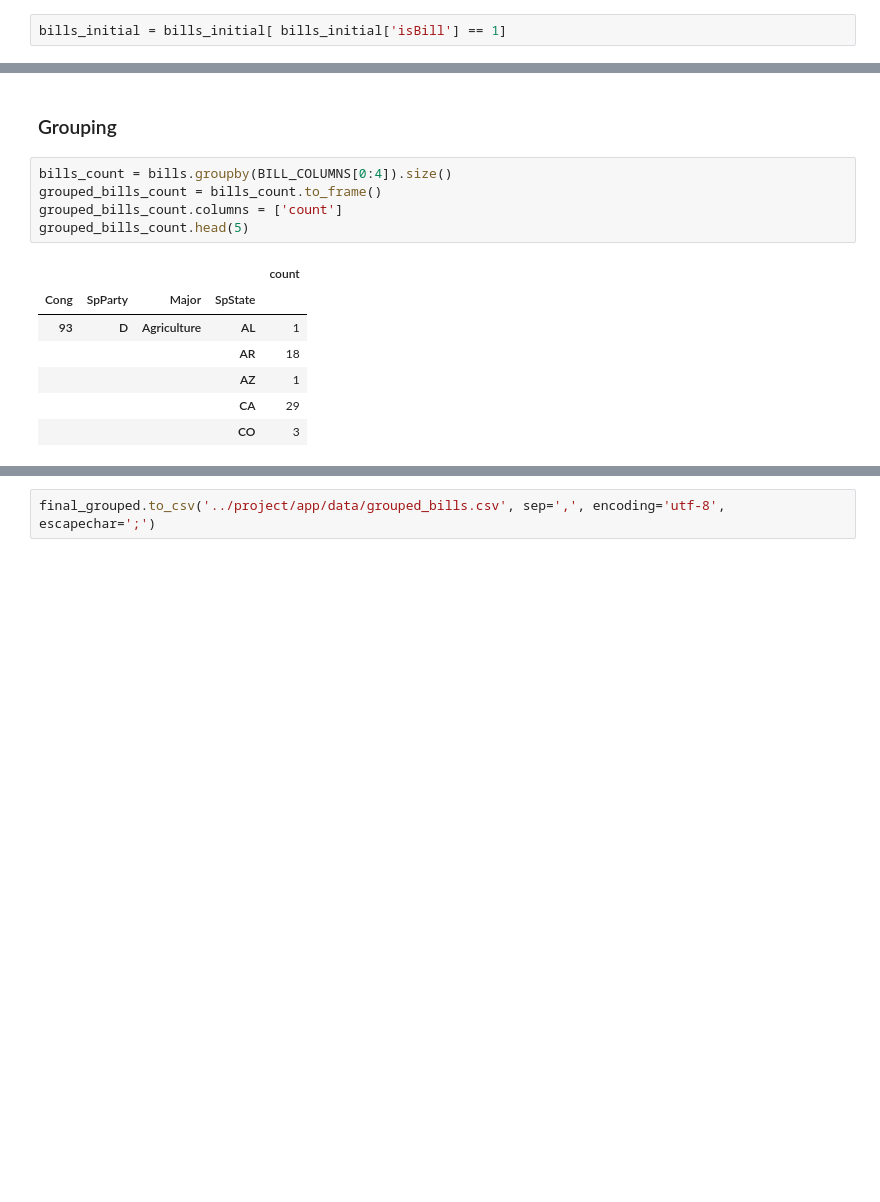
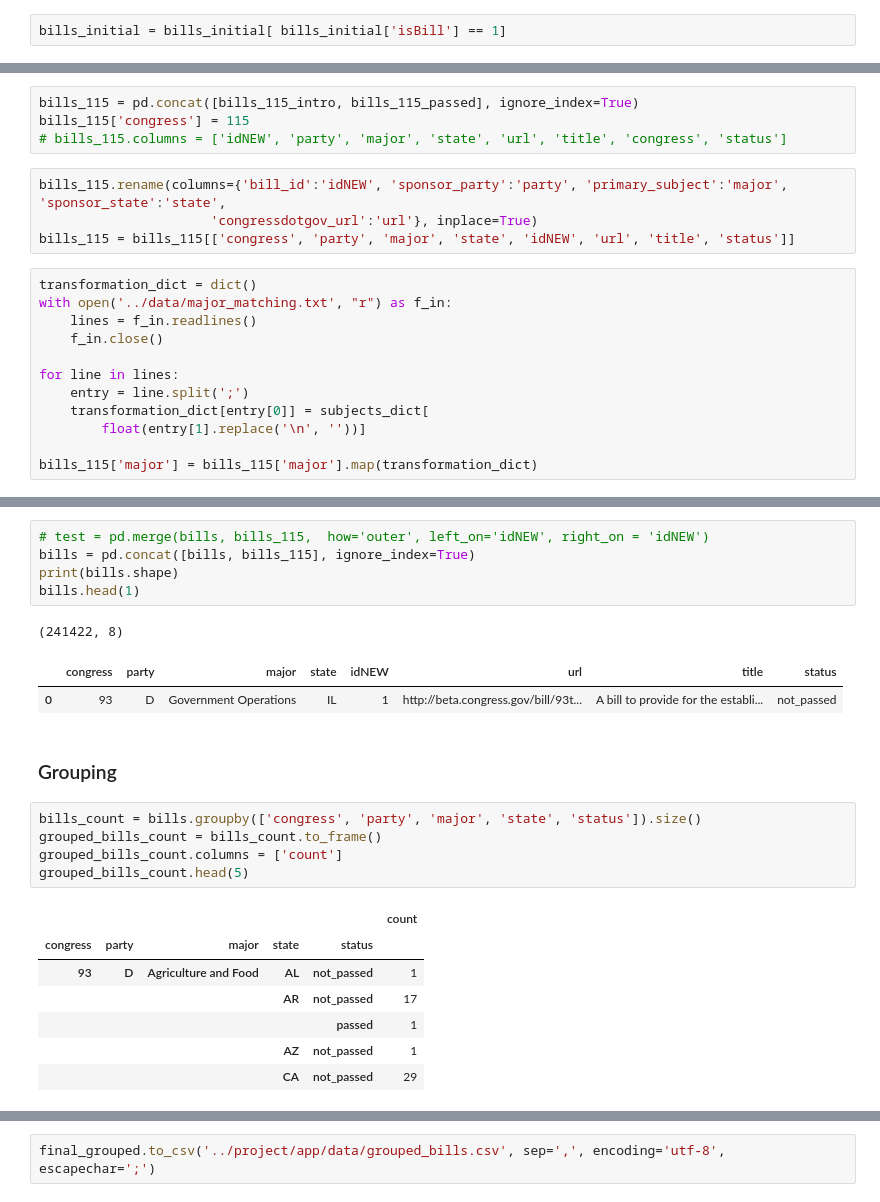
Before and after one commit to shaginhekvs/USSenate-dataViz, a Jupyter notebook: notebooks/Grouped_bills.ipynb, the cells around one changed output, grey strips where cells are left out. Saved outputs shown, nothing was run; the diff lists cells and outputs as text; blank space fills up the shorter version.

```diff
--- a/notebooks/Grouped_bills.ipynb
+++ b/notebooks/Grouped_bills.ipynb
@@ -110,0 +150,20 @@ bills.head(1)
+# %%
+bills_115 = pd.concat([bills_115_intro, bills_115_passed], ignore_index=True)
+bills_115['congress'] = 115
+# bills_115.columns = ['idNEW', 'party', 'major', 'state', 'url', 'title', 'congress', 'status']
+# %%
+bills_115.rename(columns={'bill_id':'idNEW', 'sponsor_party':'party', 'primary_subject':'major', 'sponsor_state':'state',
+                      'congressdotgov_url':'url'}, inplace=True)
+bills_115 = bills_115[['congress', 'party', 'major', 'state', 'idNEW', 'url', 'title', 'status']]
+# %%
+transformation_dict = dict()
+with open('../data/major_matching.txt', "r") as f_in:
+    lines = f_in.readlines()
+    f_in.close()
+
+for line in lines:
+    entry = line.split(';')
+    transformation_dict[entry[0]] = subjects_dict[
+        float(entry[1].replace('\n', ''))]
+
+bills_115['major'] = bills_115['major'].map(transformation_dict)
@@ -111,15 +177,24 @@ bills.head(1)
+# %%
+# test = pd.merge(bills, bills_115,  how='outer', left_on='idNEW', right_on = 'idNEW')
+bills = pd.concat([bills, bills_115], ignore_index=True)
+print(bills.shape)
+bills.head(1)
+# %% [output]
+(241422, 8)
+|  | congress | party | major | state | idNEW | url | title | status |
+| 0 | 93 | D | Government Operations | IL | 1 | http://beta.congress.gov/bill/93t... | A bill to provide for the establi... | not_passed |
 # %% [markdown]
 ### Grouping
 # %%
-bills_count = bills.groupby(BILL_COLUMNS[0:4]).size()
+bills_count = bills.groupby(['congress', 'party', 'major', 'state', 'status']).size()
 grouped_bills_count = bills_count.to_frame()
 grouped_bills_count.columns = ['count']
 grouped_bills_count.head(5)
 # %% [output]
-|  |  |  |  | count |
-| Cong | SpParty | Major | SpState |  |
-| 93 | D | Agriculture | AL | 1 |
-|  |  |  | AR | 18 |
-|  |  |  | AZ | 1 |
-|  |  |  | CA | 29 |
-|  |  |  | CO | 3 |
+|  |  |  |  |  | count |
+| congress | party | major | state | status |  |
+| 93 | D | Agriculture and Food | AL | not_passed | 1 |
+|  |  |  | AR | not_passed | 17 |
+|  |  |  |  | passed | 1 |
+|  |  |  | AZ | not_passed | 1 |
+|  |  |  | CA | not_passed | 29 |
```
Also changed, not shown: parts of 32 cells of this notebook, 52 other files.
